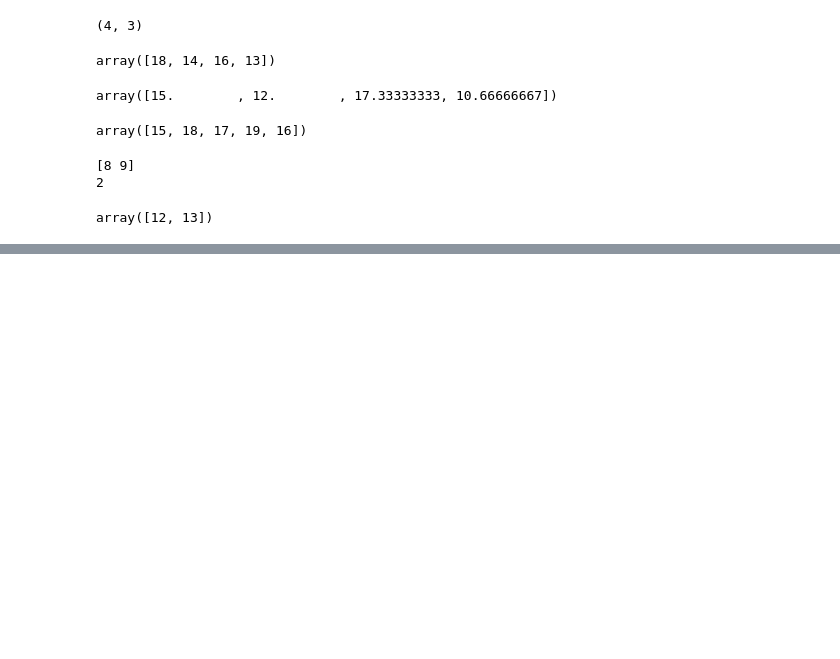
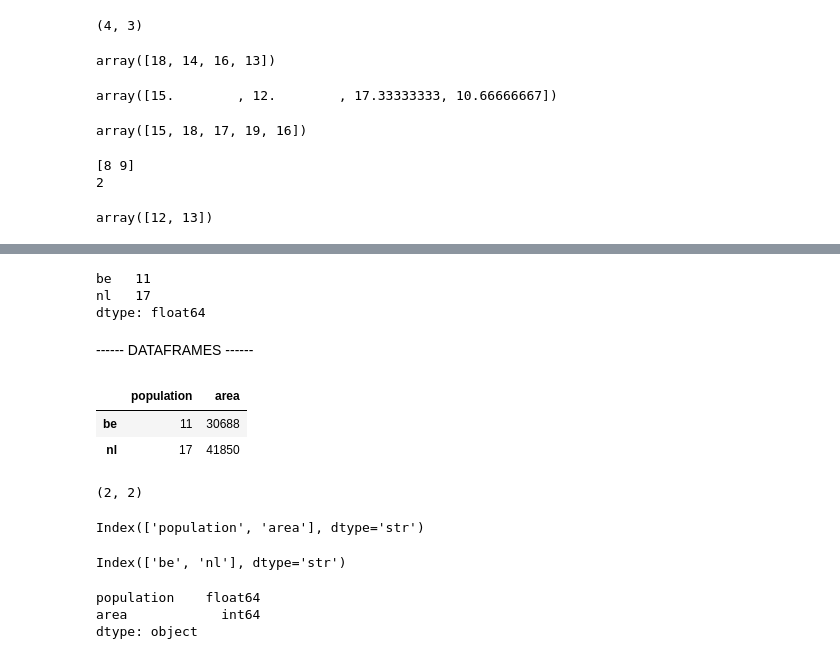
Before and after one commit to omyldrm/dataai3, a Jupyter notebook: week2/week2.ipynb, the cells around one changed output, grey strips where cells are left out. Saved outputs shown, nothing was run; the diff lists cells and outputs as text; code cells hidden in the pictures; blank space fills up the shorter version.

```diff
--- a/week2/week2.ipynb
+++ b/week2/week2.ipynb
@@ -694,0 +740,8 @@ array([12, 13])
+# %%
+population2
+# %% [output]
+be   11
+nl   17
+dtype: float64
+# %% [markdown]
+------ DATAFRAMES ------
@@ -694,0 +753,25 @@ array([12, 13])
+# %%
+countries = pd.DataFrame(countries_dict, index=["be", "nl"])
+countries
+# %% [output]
+|  | population | area |
+| be | 11 | 30688 |
+| nl | 17 | 41850 |
+# %%
+countries.shape
+# %% [output]
+(2, 2)
+# %%
+countries.columns
+# %% [output]
+Index(['population', 'area'], dtype='str')
+# %%
+countries.index
+# %% [output]
+Index(['be', 'nl'], dtype='str')
+# %%
+countries.dtypes
+# %% [output]
+population    float64
+area            int64
+dtype: object
```
Also changed, not shown: parts of 20 cells of this notebook.
